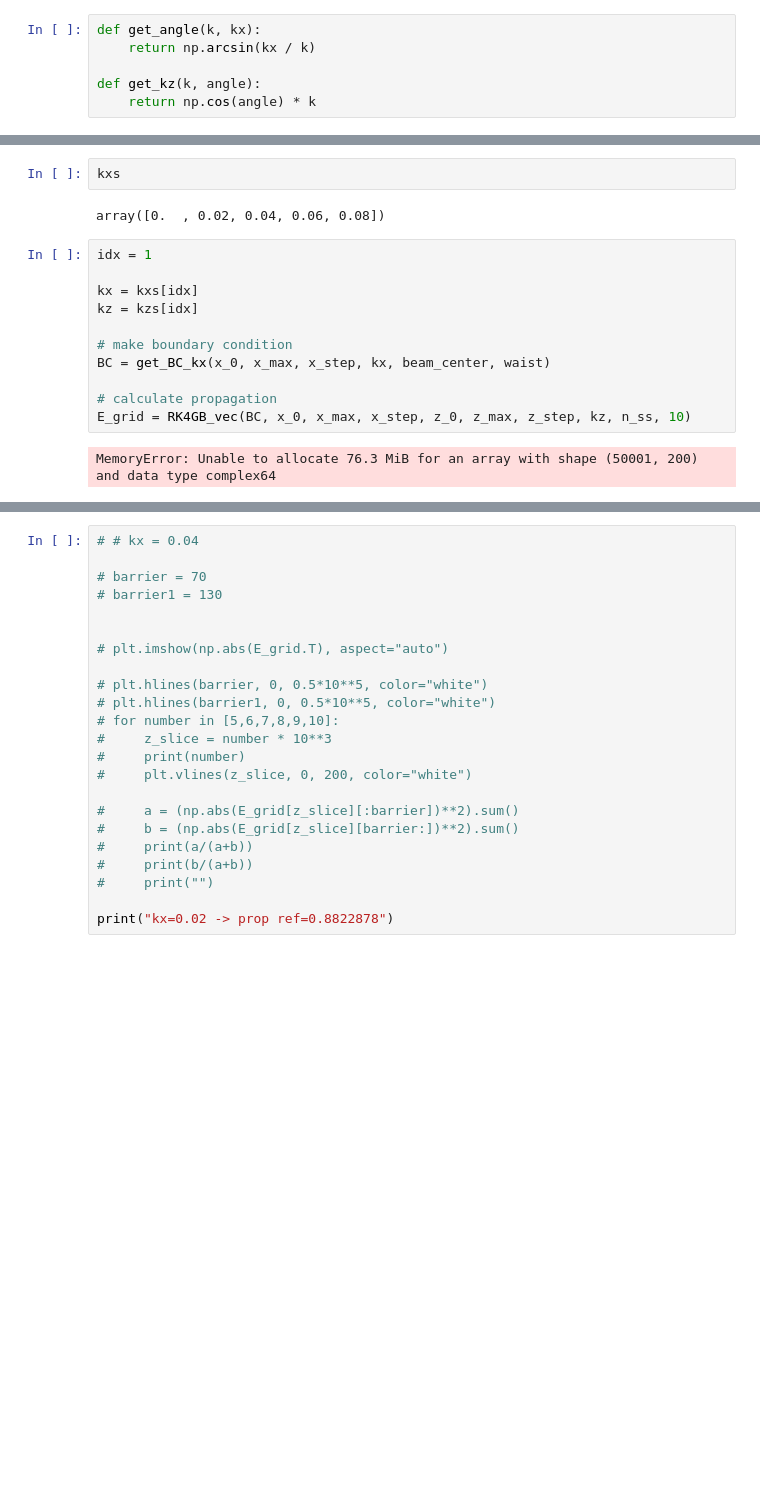
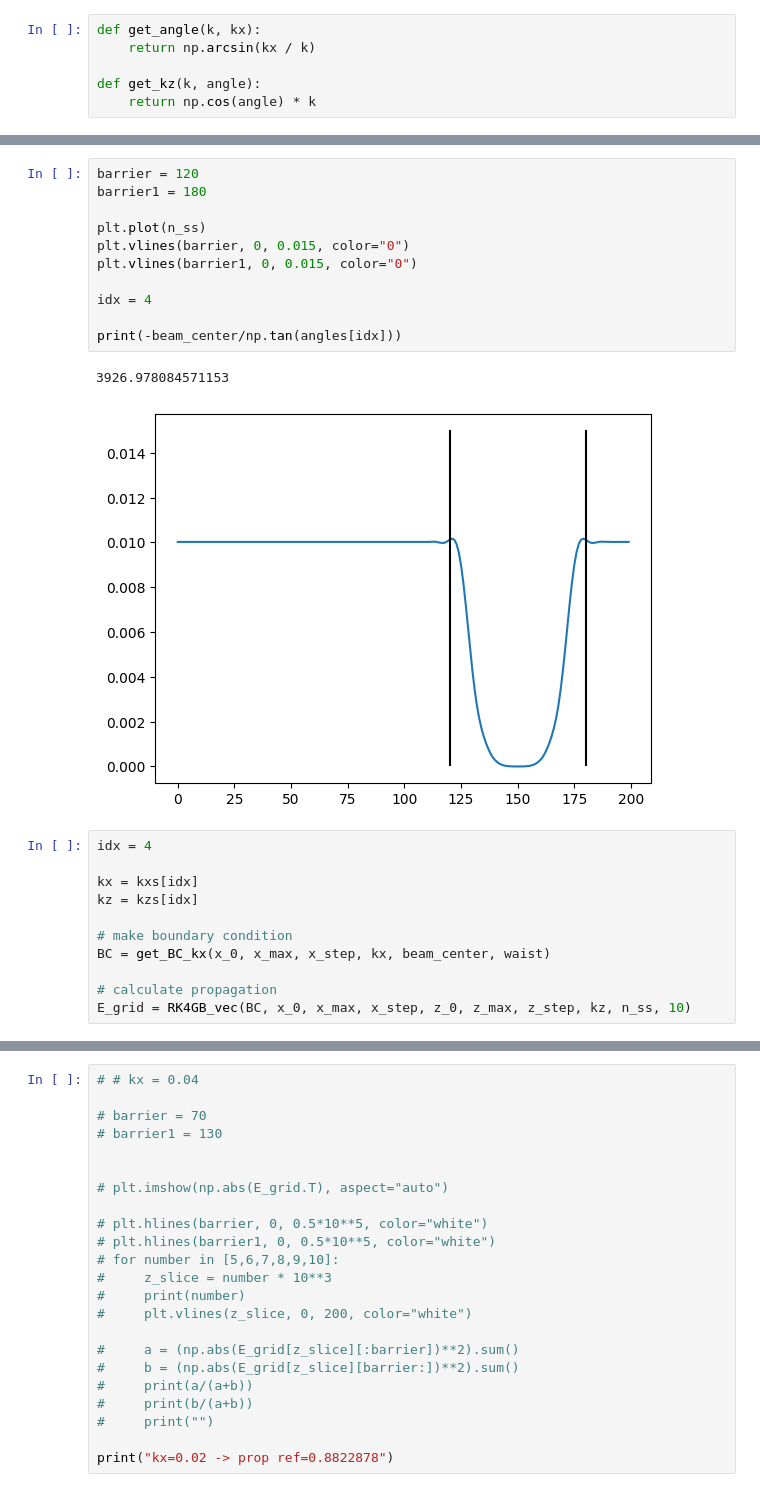
Before and after one commit to TurnerEntenmann/Research, a Jupyter notebook: RK_fast.ipynb, the cells around one changed output, grey strips where cells are left out. Cells and saved outputs as stored; diff of their text form; blank space fills up the shorter version.

```diff
--- a/RK_fast.ipynb
+++ b/RK_fast.ipynb
@@ -112,9 +124,19 @@ n_ss = uniform_filter1d(n_smooth, ss_val)
 # %%
-kxs
+barrier = 120
+barrier1 = 180
+
+plt.plot(n_ss)
+plt.vlines(barrier, 0, 0.015, color="0")
+plt.vlines(barrier1, 0, 0.015, color="0")
+
+idx = 4
+
+print(-beam_center/np.tan(angles[idx]))
 # %% [output]
-array([0.  , 0.02, 0.04, 0.06, 0.08])
+3926.978084571153
+[figure, added]
 # %%
-idx = 1
+idx = 4
 
 kx = kxs[idx]
 kz = kzs[idx]
@@ -124,5 +146,3 @@ BC = get_BC_kx(x_0, x_max, x_step, kx, beam_center, waist)
 
 # calculate propagation
 E_grid = RK4GB_vec(BC, x_0, x_max, x_step, z_0, z_max, z_step, kz, n_ss, 10)
-# %% [output]
-MemoryError: Unable to allocate 76.3 MiB for an array with shape (50001, 200) and data type complex64
```
Also changed, not shown: parts of 10 cells of this notebook.
